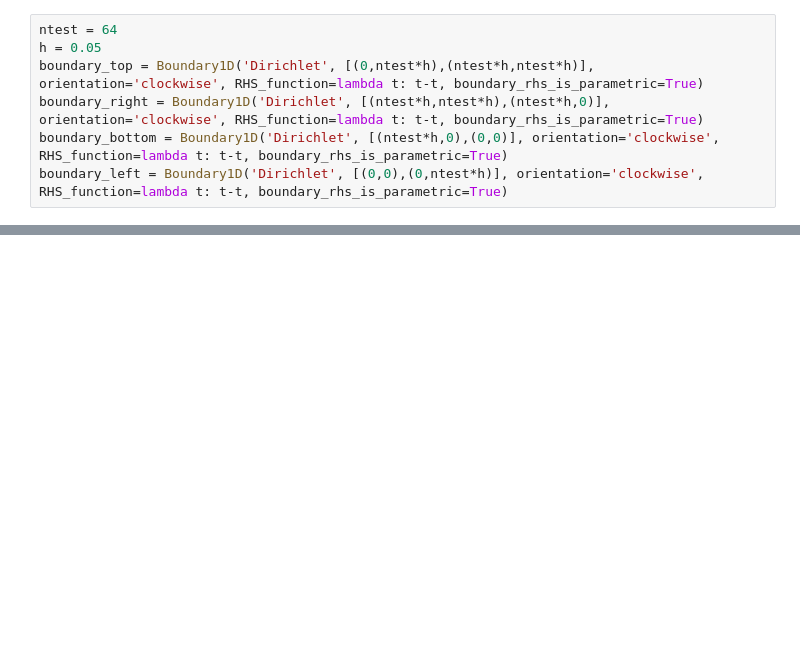
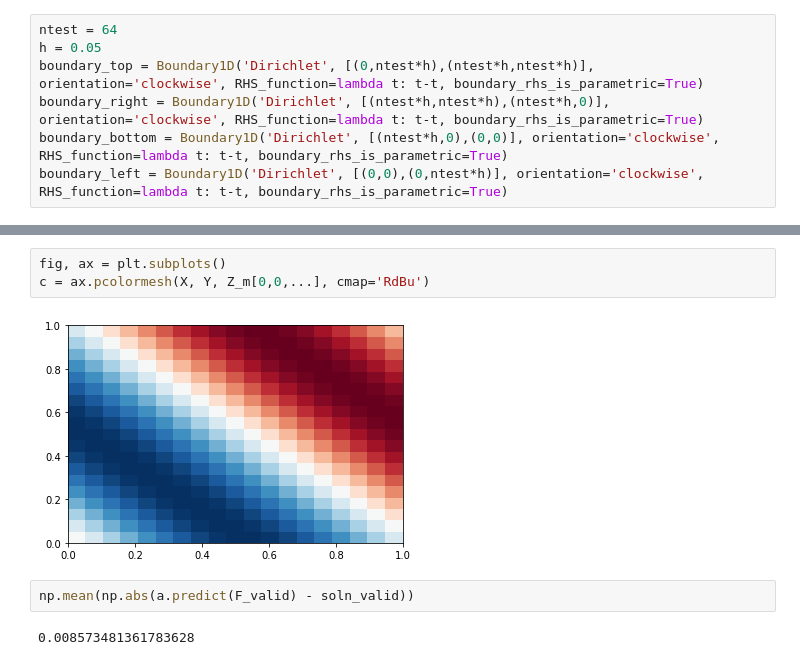
Before and after one commit to aligirayhanozbay/poisson_CNN, a Jupyter notebook: poisson_CNN.ipynb, the cells around one changed output, grey strips where cells are left out. Saved outputs shown, nothing was run; the diff lists cells and outputs as text; blank space fills up the shorter version.

```diff
--- a/poisson_CNN.ipynb
+++ b/poisson_CNN.ipynb
@@ -316,0 +358,9 @@ F = pool.map(generate_random_RHS, zip(itertools.repeat(4), itertools.repeat(10),
+# %%
+fig, ax = plt.subplots()
+c = ax.pcolormesh(X, Y, Z_m[0,0,...], cmap='RdBu')
+# %% [output]
+[figure, added]
+# %%
+np.mean(np.abs(a.predict(F_valid) - soln_valid))
+# %% [output]
+0.008573481361783628
```
Also changed, not shown: parts of 42 cells of this notebook.
